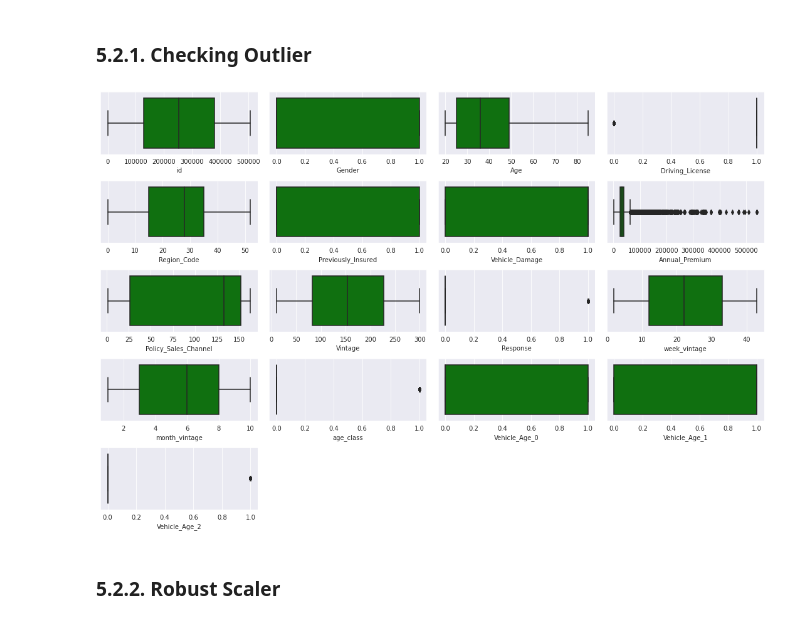
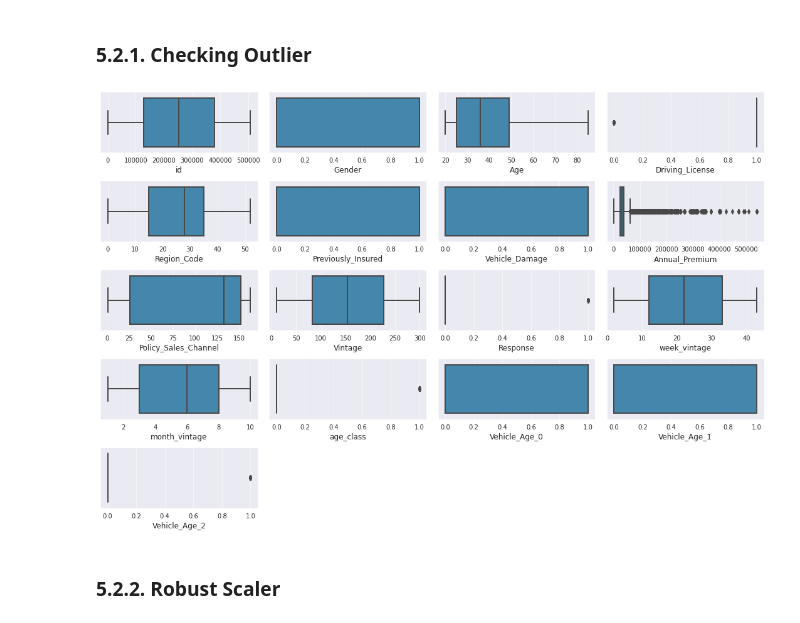
Before and after one commit to vfamim/insurance-all-churn, a Jupyter notebook: ver001_insurance_all.ipynb, the cells around one changed output. Cells and saved outputs as stored; diff of their text form; code cells hidden in the pictures.

```diff
--- a/ver001_insurance_all.ipynb
+++ b/ver001_insurance_all.ipynb
@@ -515,17 +513,17 @@ df4 = pd.get_dummies(df4, prefix=['Vehicle_Age'], columns=['Vehicle_Age'])
 # %%
 # Numerical columns
 df4_num = df4.select_dtypes(exclude='object')
 
 # Checking outliers
 plt.figure(figsize=(15, 10))
 
 for i in range(len(df4_num.columns)):
     plt.subplot(5, 4, i + 1)
-    sns.boxplot(df4_num[df4_num.columns[i]], color='green')
+    sns.boxplot(df4_num[df4_num.columns[i]])
 plt.tight_layout()
 plt.show()
 # %% [output]
-[figure, old version]
+[figure, new version]
 # %%
 df5 = df4.copy()
 # %% [markdown]
```
Also changed, not shown: parts of 41 cells of this notebook, 5 other files.
